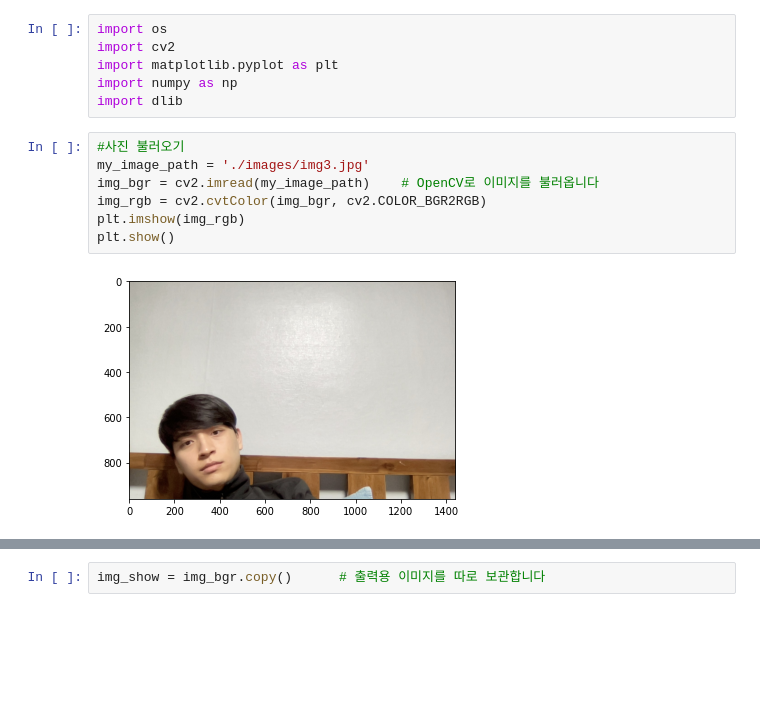
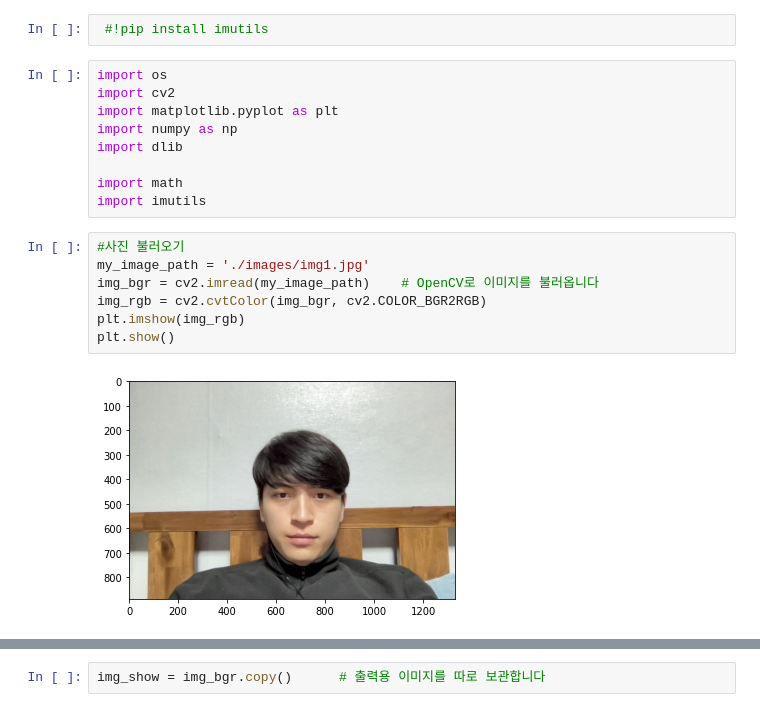
Before and after one commit to nidolight/Aiffel_Exploration, a Jupyter notebook: [E-03]cat-whiskers/[E-03]cat-whiskers.ipynb, the cells around one changed output, grey strips where cells are left out. Saved outputs shown, nothing was run; the diff lists cells and outputs as text; blank space fills up the shorter version.

```diff
--- a/[E-03]cat-whiskers/[E-03]cat-whiskers.ipynb
+++ b/[E-03]cat-whiskers/[E-03]cat-whiskers.ipynb
@@ -1,16 +1,21 @@
+# %%
+ #!pip install imutils
 # %%
 import os
 import cv2
 import matplotlib.pyplot as plt
 import numpy as np
 import dlib
+
+import math
+import imutils
 # %%
 #사진 불러오기
-my_image_path = './images/img3.jpg'
+my_image_path = './images/img1.jpg'
 img_bgr = cv2.imread(my_image_path)    # OpenCV로 이미지를 불러옵니다
 img_rgb = cv2.cvtColor(img_bgr, cv2.COLOR_BGR2RGB)
 plt.imshow(img_rgb)
 plt.show()
 # %% [output]
-[figure, old version]
+[figure, new version]
 # %% [markdown]
```
Also changed, not shown: parts of 17 cells of this notebook, 5 other files.
